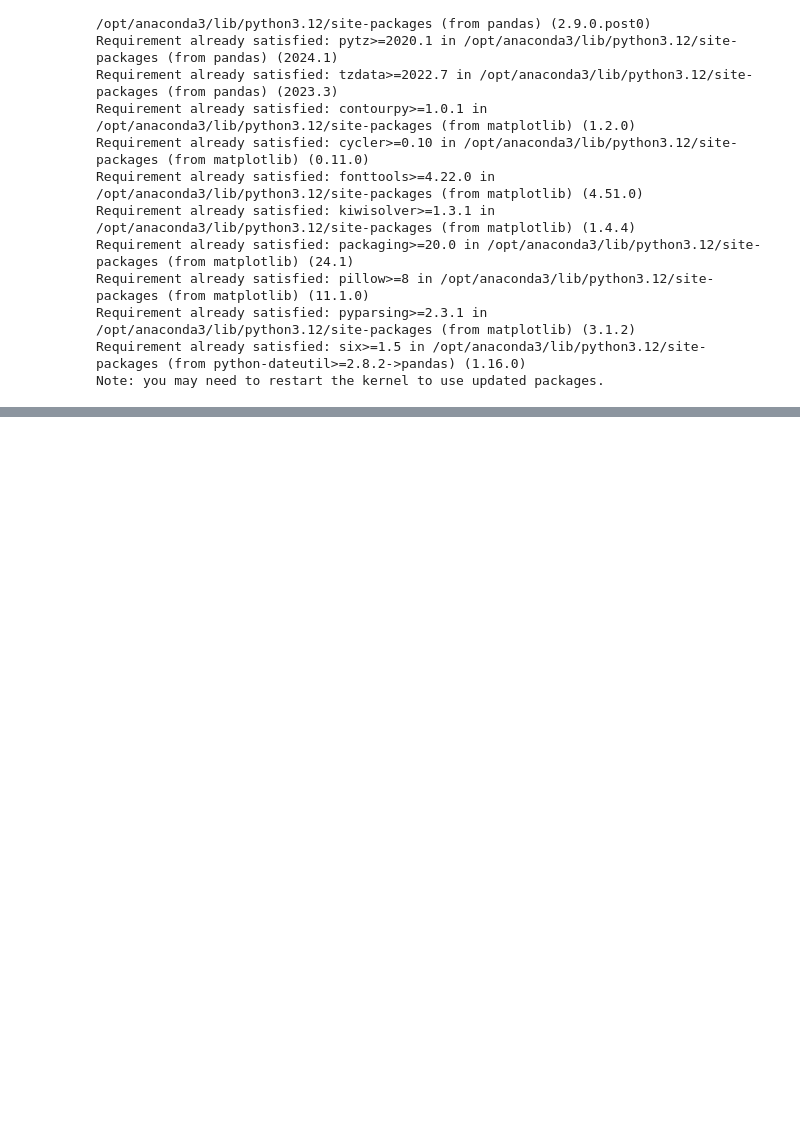
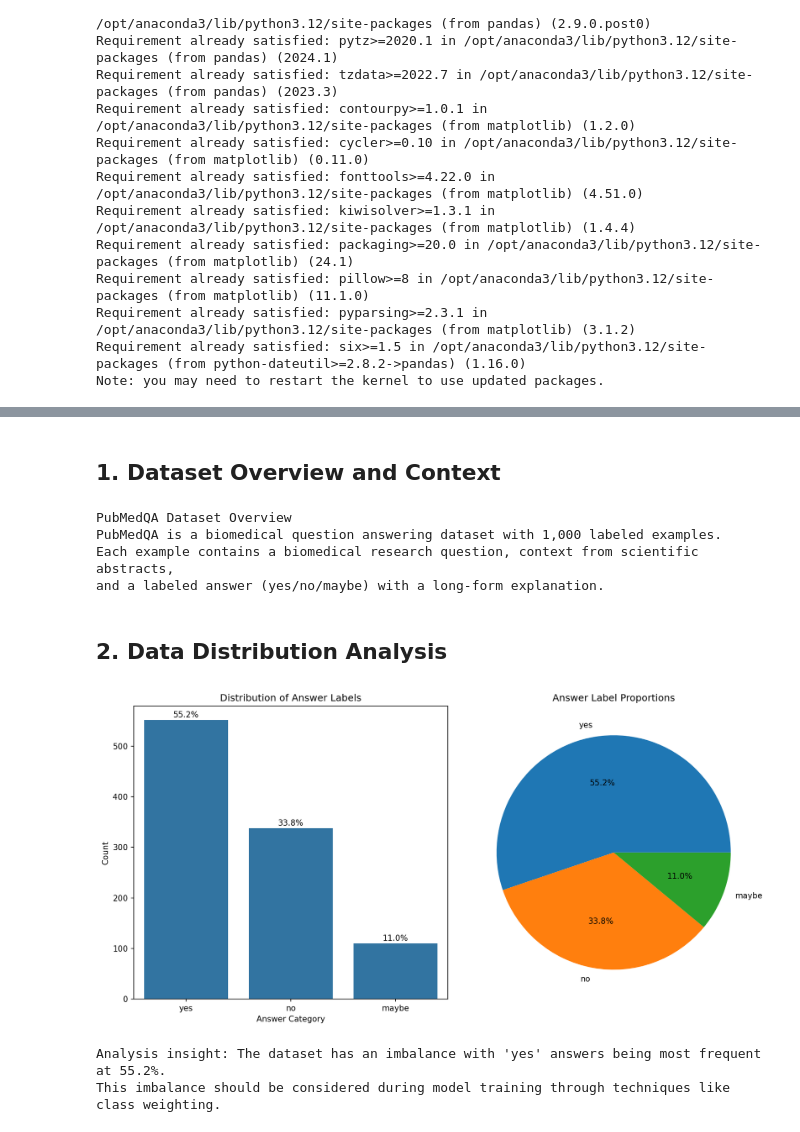
Before and after one commit to CassandraMaldonado/LLM_Healthcare, a Jupyter notebook: EDA.ipynb, the cells around one changed output, grey strips where cells are left out. Drawn from its saved outputs; the diff is of its cells as text; code cells hidden in the pictures; blank space fills up the shorter version.

```diff
--- a/EDA.ipynb
+++ b/EDA.ipynb
@@ -472 +472,57 @@ LONG_ANSWER: Endoscopists within a tertiary care setting can accurately predict
 final_decision: yes
+# %% [markdown]
+## 1. Dataset Overview and Context
+# %%
+print("PubMedQA Dataset Overview")
+print("PubMedQA is a biomedical question answering dataset with 1,000 labeled examples.")
+print("Each example contains a biomedical research question, context from scientific abstracts,")
+print("and a labeled answer (yes/no/maybe) with a long-form explanation.")
+# %% [output]
+PubMedQA Dataset Overview
+PubMedQA is a biomedical question answering dataset with 1,000 labeled examples.
+Each example contains a biomedical research question, context from scientific abstracts,
+and a labeled answer (yes/no/maybe) with a long-form explanation.
+# %% [markdown]
+## 2. Data Distribution Analysis
+# %%
+import json
+
+# Load the PubMedQA dataset
+with open("/Users/casey/Documents/GitHub/LLM_Healthcare/ori_pqal.json") as f:
+    data = json.load(f)
+
+# JSON data to a DataFrame
+df = pd.DataFrame.from_dict(data, orient='index')
+
+# Extracting the labels
+label_counts = df['final_decision'].value_counts()
+total_samples = len(df)
+
+# Bar chart with percentages
+plt.figure(figsize=(12, 6))
+plt.subplot(1, 2, 1)
+sns.barplot(x=label_counts.index, y=label_counts.values)
+plt.title('Distribution of Answer Labels')
+plt.xlabel('Answer Category')
+plt.ylabel('Count')
+
+# Percentage labels
+for i, count in enumerate(label_counts.values):
+    percentage = 100 * count / total_samples
+    plt.text(i, count + 5, f'{percentage:.1f}%', ha='center')
+
+# Pie chart
+plt.subplot(1, 2, 2)
+plt.pie(label_counts.values, labels=label_counts.index, autopct='%1.1f%%')
+plt.title('Answer Label Proportions')
+plt.tight_layout()
+plt.show()
+
+# Actual yes percentage
+yes_percentage = 100 * label_counts.get('yes', 0) / total_samples
+print(f"Analysis insight: The dataset has an imbalance with 'yes' answers being most frequent at {yes_percentage:.1f}%.")
+print("This imbalance should be considered during model training through techniques like class weighting.")
+# %% [output]
+[figure, added]
+Analysis insight: The dataset has an imbalance with 'yes' answers being most frequent at 55.2%.
+This imbalance should be considered during model training through techniques like class weighting.
```
Also changed, not shown: parts of 16 cells of this notebook.
